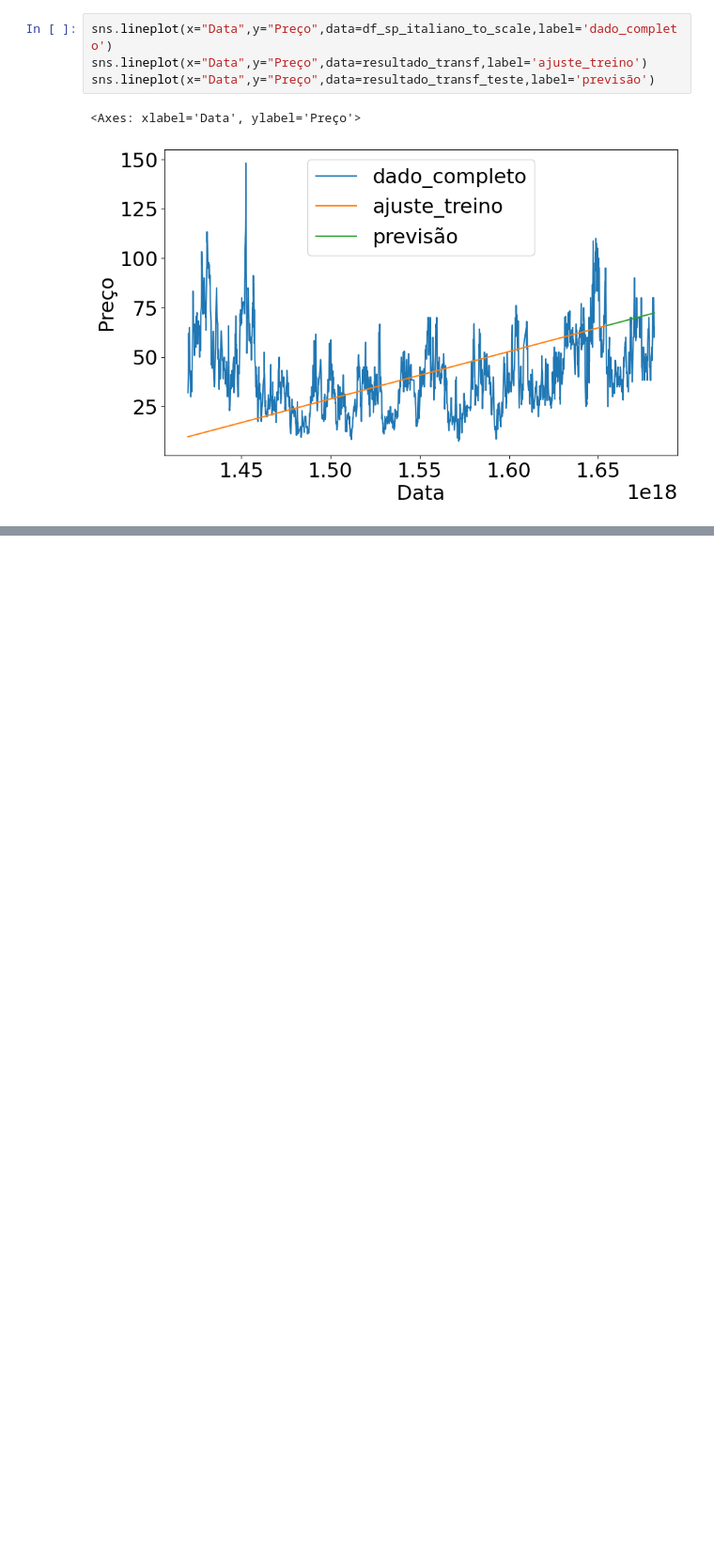
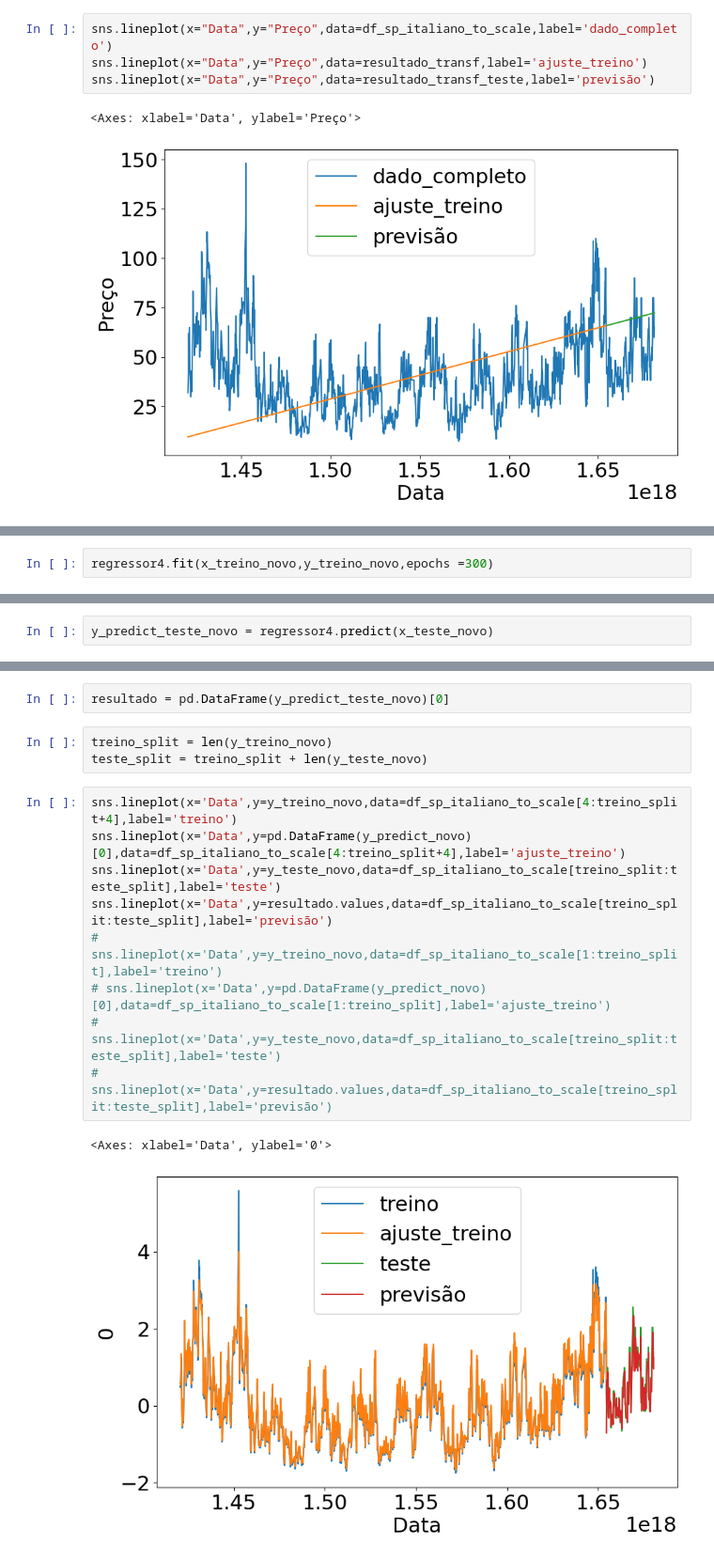
Before and after one commit to Arilson-X/C318-tomato-price-forecast, a Jupyter notebook: Tomato-Price-Forecast.ipynb, the cells around one changed output, grey strips where cells are left out. Shown at 94% size. Saved outputs shown, nothing was run; the diff lists cells and outputs as text; blank space fills up the shorter version.

```diff
--- a/Tomato-Price-Forecast.ipynb
+++ b/Tomato-Price-Forecast.ipynb
@@ -143,0 +326,2 @@ sns.lineplot(x="Data",y="Preço",data=resultado_transf_teste,label='previsão')
+# %%
+regressor4.fit(x_treino_novo,y_treino_novo,epochs =300)
@@ -143,0 +347,2 @@ sns.lineplot(x="Data",y="Preço",data=resultado_transf_teste,label='previsão')
+# %%
+y_predict_teste_novo = regressor4.predict(x_teste_novo)
@@ -143,0 +351,17 @@ sns.lineplot(x="Data",y="Preço",data=resultado_transf_teste,label='previsão')
+# %%
+resultado = pd.DataFrame(y_predict_teste_novo)[0]
+# %%
+treino_split = len(y_treino_novo)
+teste_split = treino_split + len(y_teste_novo)
+# %%
+sns.lineplot(x='Data',y=y_treino_novo,data=df_sp_italiano_to_scale[4:treino_split+4],label='treino')
+sns.lineplot(x='Data',y=pd.DataFrame(y_predict_novo)[0],data=df_sp_italiano_to_scale[4:treino_split+4],label='ajuste_treino')
+sns.lineplot(x='Data',y=y_teste_novo,data=df_sp_italiano_to_scale[treino_split:teste_split],label='teste')
+sns.lineplot(x='Data',y=resultado.values,data=df_sp_italiano_to_scale[treino_split:teste_split],label='previsão')
+# sns.lineplot(x='Data',y=y_treino_novo,data=df_sp_italiano_to_scale[1:treino_split],label='treino')
+# sns.lineplot(x='Data',y=pd.DataFrame(y_predict_novo)[0],data=df_sp_italiano_to_scale[1:treino_split],label='ajuste_treino')
+# sns.lineplot(x='Data',y=y_teste_novo,data=df_sp_italiano_to_scale[treino_split:teste_split],label='teste')
+# sns.lineplot(x='Data',y=resultado.values,data=df_sp_italiano_to_scale[treino_split:teste_split],label='previsão')
+# %% [output]
+<Axes: xlabel='Data', ylabel='0'>
+[figure, added]
```
Also changed, not shown: parts of 51 cells of this notebook, 2 other files.
